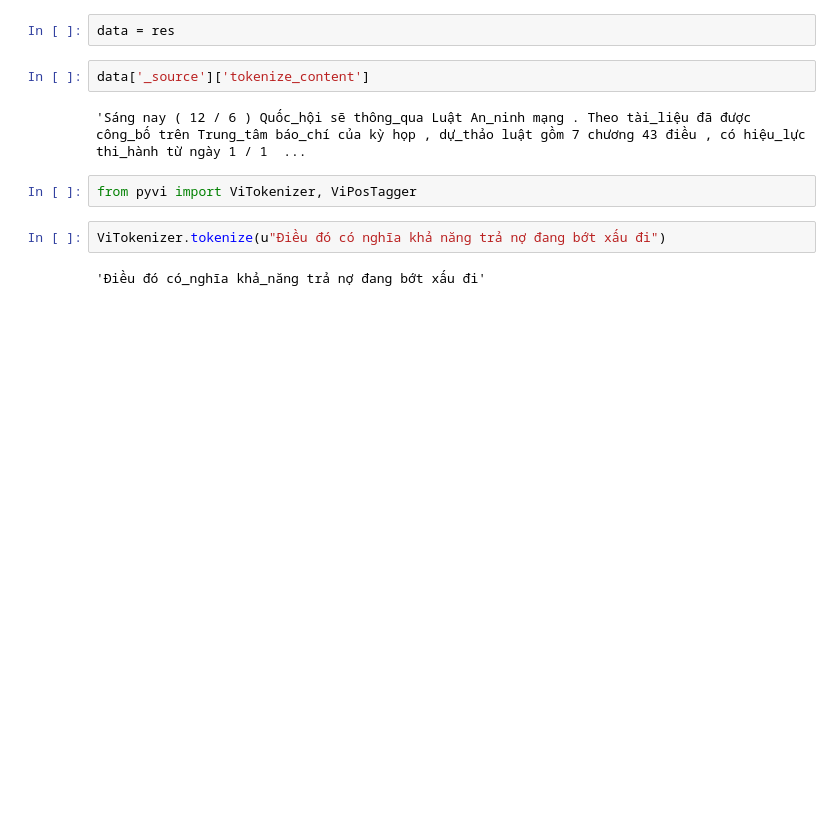
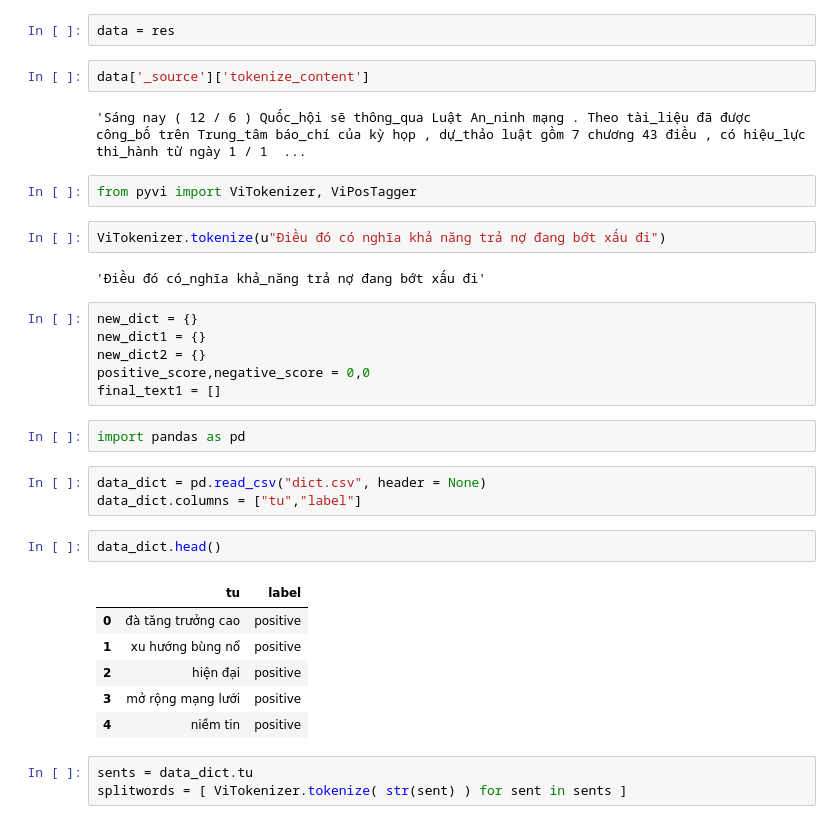
Before and after one commit to marcohatran/crawler_keyword, a Jupyter notebook: sentiment/get_data.ipynb, the cells around one changed output. Saved outputs shown, nothing was run; the diff lists cells and outputs as text; blank space fills up the shorter version.

```diff
--- a/sentiment/get_data.ipynb
+++ b/sentiment/get_data.ipynb
@@ -41,3 +41,26 @@ from pyvi import ViTokenizer, ViPosTagger
 ViTokenizer.tokenize(u"Điều đó có nghĩa khả năng trả nợ đang bớt xấu đi")
 # %% [output]
 'Điều đó có_nghĩa khả_năng trả nợ đang bớt xấu đi'
+# %%
+new_dict = {}
+new_dict1 = {}
+new_dict2 = {}
+positive_score,negative_score = 0,0
+final_text1 = []
+# %%
+import pandas as pd
+# %%
+data_dict = pd.read_csv("dict.csv", header = None)
+data_dict.columns = ["tu","label"]
+# %%
+data_dict.head()
+# %% [output]
+|  | tu | label |
+| 0 | đà tăng trưởng cao | positive |
+| 1 | xu hướng bùng nổ | positive |
+| 2 | hiện đại | positive |
+| 3 | mở rộng mạng lưới | positive |
+| 4 | niềm tin | positive |
+# %%
+sents = data_dict.tu
+splitwords = [ ViTokenizer.tokenize( str(sent) ) for sent in sents ]
```
Also changed, not shown: parts of 1 cell of this notebook, 4 other files.
